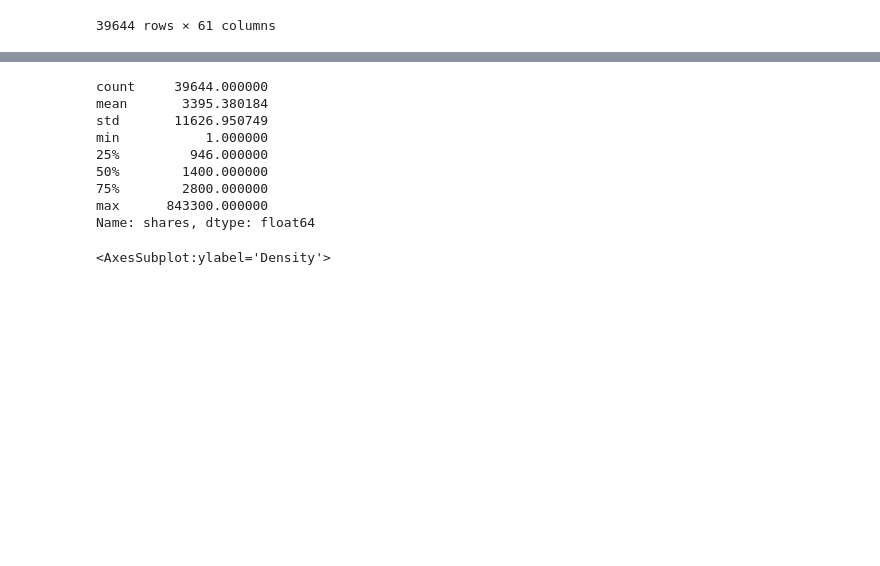
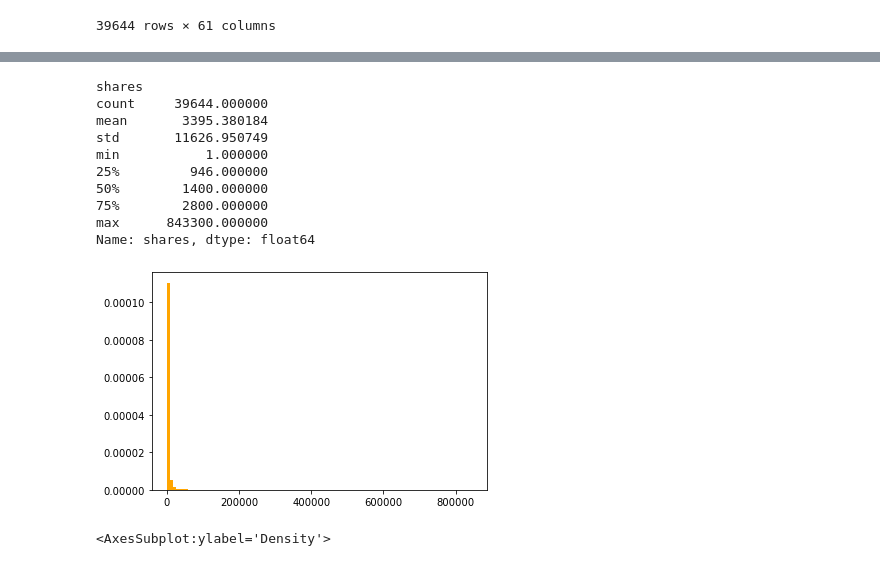
Before and after one commit to K-W-hibiki/PwC_AH, a Jupyter notebook: analytics.ipynb, the cells around one changed output, grey strips where cells are left out. Drawn from its saved outputs; the diff is of its cells as text; code cells hidden in the pictures; blank space fills up the shorter version.

```diff
--- a/analytics.ipynb
+++ b/analytics.ipynb
@@ -73,19 +57,30 @@ check_null
-# %%
-#列ごとに統計量をチェック
-
-n = 9
-# print(df[col_lst[n]].describe())
-print(df["shares"].describe())
-# %% [output]
-count     39644.000000
-mean       3395.380184
-std       11626.950749
-min           1.000000
-25%         946.000000
-50%        1400.000000
-75%        2800.000000
-max      843300.000000
-Name: shares, dtype: float64
+# %%
+#列ごとに統計量をチェック
+
+n = 60
+
+print(col_lst[n])
+print(df[col_lst[n]].describe())
+# print(df["shares"].describe())
+
+
+X = np.array(df[col_lst[n]])
+    # norm_pdf = stats.norm.pdf(x=X, loc=st_lst[0], scale=st_lst[1]) # 期待値=st0, 標準偏差=st1
+plt.hist(X, bins=100, color="orange", density=True)
+
+plt.show()
+# %% [output]
+shares
+count     39644.000000
+mean       3395.380184
+std       11626.950749
+min           1.000000
+25%         946.000000
+50%        1400.000000
+75%        2800.000000
+max      843300.000000
+Name: shares, dtype: float64
+[figure, added]
 # %%
 coef_map_df = df.loc[:, "n_tokens_title":]
 target_df = df["shares"]
```
Also changed, not shown: parts of 4 cells of this notebook, 2 other files.
